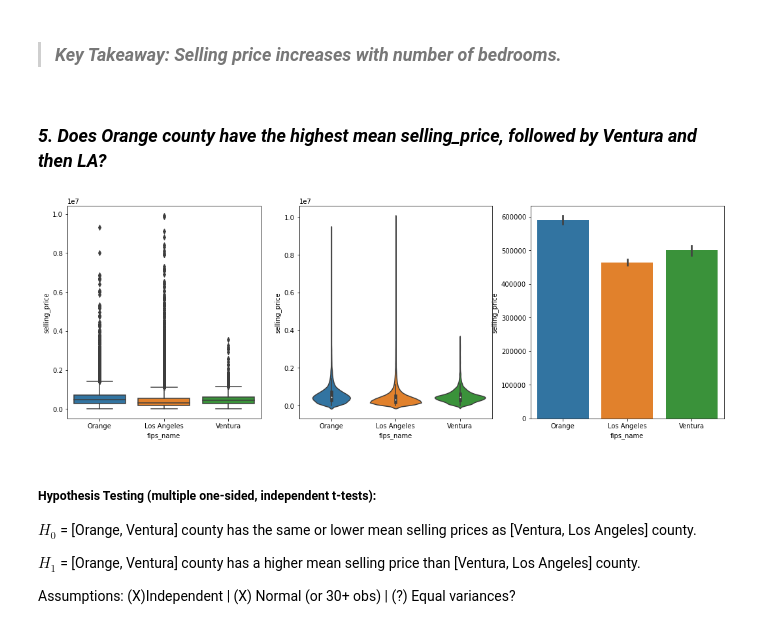
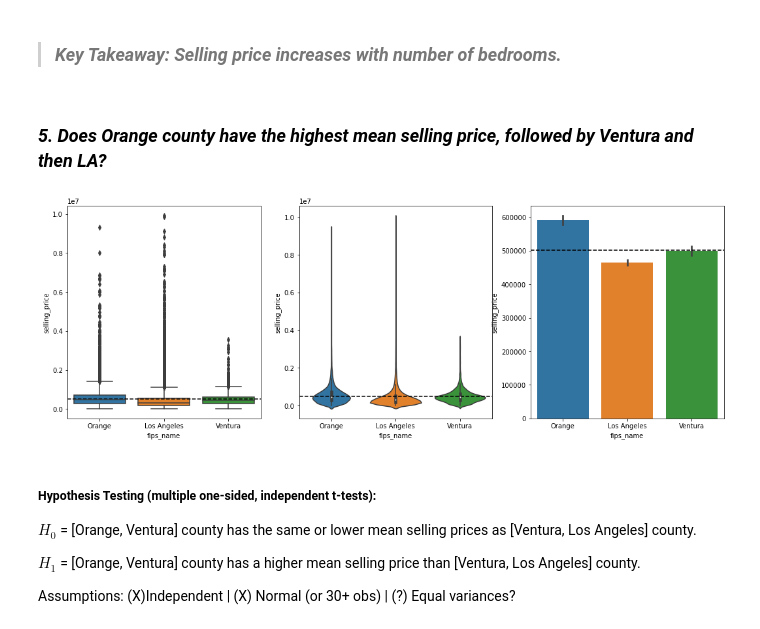
Before and after one commit to Miller-Ryan-1/zillow-project, a Jupyter notebook: zillow_final_report.ipynb, the cells around one changed output. Saved outputs shown, nothing was run; the diff lists cells and outputs as text; code cells hidden in the pictures.

```diff
--- a/zillow_final_report.ipynb
+++ b/zillow_final_report.ipynb
@@ -397,18 +400,21 @@ We REJECT the null hypothesis that bedrooms are not correlated with selling pric
 # %% [markdown]
 >### *Key Takeaway: Selling price increases with number of bedrooms.*
 # %% [markdown]
-### *5. Does Orange county have the highest mean selling_price, followed by Ventura and then LA?*
+### *5. Does Orange county have the highest mean selling price, followed by Ventura and then LA?*
 # %%
 plt.figure(figsize = (18,6))
 plt.subplot(1,3,1)
 sns.boxplot(data = train, x='fips_name', y='selling_price')
+plt.axhline(train['selling_price'].mean(), ls='--', color='black')
 plt.subplot(1,3,2)
 sns.violinplot(data = train, x='fips_name', y='selling_price')
+plt.axhline(train['selling_price'].mean(), ls='--', color='black')
 plt.subplot(1,3,3)
 sns.barplot(data = train, x='fips_name', y='selling_price')
+plt.axhline(train['selling_price'].mean(), ls='--', color='black')
 plt.show()
 # %% [output]
-[figure, old version]
+[figure, new version]
 # %% [markdown]
 ##### Hypothesis Testing (multiple one-sided, independent t-tests):
 
```
Also changed, not shown: parts of 12 cells of this notebook.
